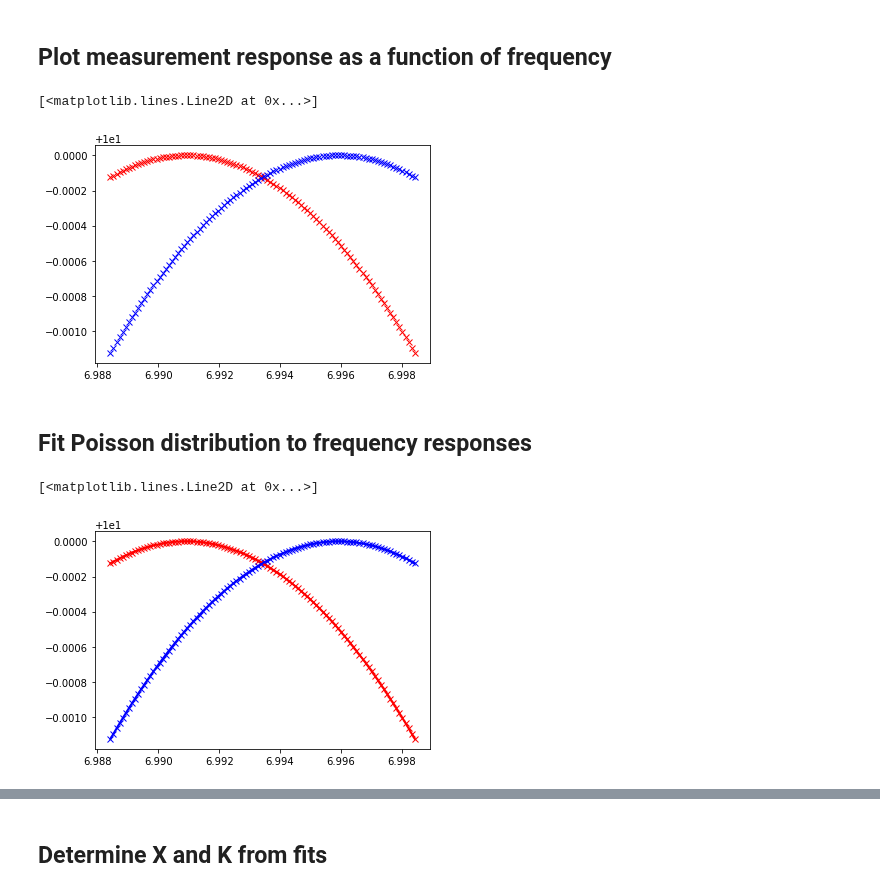
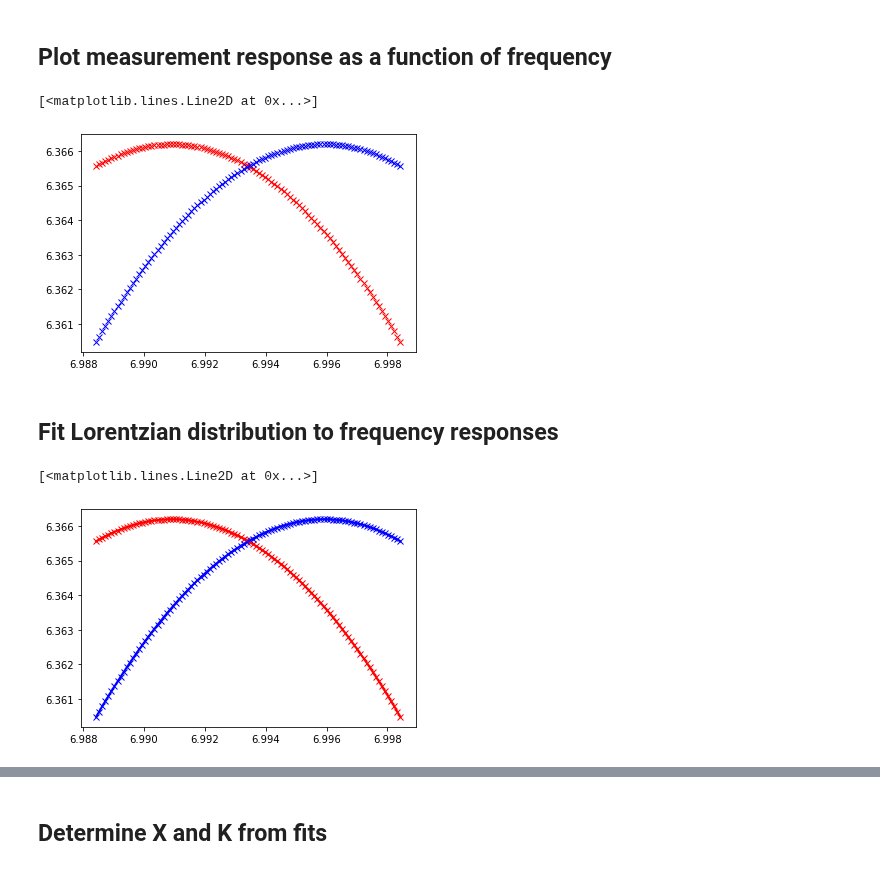
Before and after one commit to hodgestar/qiskit-pop-kernels, a Jupyter notebook: notebooks/Measure X and K using OpenPulse.ipynb, the cells around one changed output, grey strips where cells are left out. Cells and saved outputs as stored; diff of their text form; code cells hidden in the pictures.

Commit message:
Update measurement notebook to fit Lorentzian.

```diff
--- a/notebooks/Measure X and K using OpenPulse.ipynb
+++ b/notebooks/Measure X and K using OpenPulse.ipynb
@@ -42,4 +48,11 @@ def gaussian(x, a, mu, sigma):
     return a * np.exp(-(x - mu)**2 / (2. * sigma**2))
+# %%
+def lorentzian(x, x0, a, gamma):
+    """ Lorentzian function (used to fit the frequency responses).
+
+        See http://mathworld.wolfram.com/LorentzianFunction.html.
+    """
+    return a * (1 / np.pi) * (0.5 * gamma**2) / (0.25 * gamma**2 + (x - x0)**2)
 # %% [markdown]
 ## Run measurements on |0> and |1> across a range of frequencies
 # %%
@@ -47,7 +60,7 @@ def gaussian(x, a, mu, sigma):
 # %%
 def fake_readings(f_centre, x_steps, noise=1e-6):
     """ Generate fake readings. """
-    return gaussian(x_steps, 10., f_centre, 0.5) + noise * np.random.uniform(size=x_steps.shape)
+    return lorentzian(x_steps, f_centre, 10., 0.5) + noise * np.random.uniform(size=x_steps.shape)
 # %%
 f0 = fake_readings(fr - fr_delta / 2, fr_steps)
 f1 = fake_readings(fr + fr_delta / 2, fr_steps)
@@ -58,25 +71,25 @@ plt.plot(fr_steps, f0, 'rx')
 plt.plot(fr_steps, f1, 'bx')
 # %% [output]
 [<matplotlib.lines.Line2D at 0x...>]
-[figure, old version]
+[figure, new version]
 # %% [markdown]
-## Fit Poisson distribution to frequency responses
+## Fit Lorentzian distribution to frequency responses
 # %%
-initial_fit = [1., fr, 1.]
+initial_fit = [fr, 1., 1.]
 
-f0_fit, f0_cov_matrix = curve_fit(gaussian, fr_steps, f0, p0=initial_fit)
-f0_a, f0_centre, f0_sigma = f0_fit
+f0_fit, f0_cov_matrix = curve_fit(lorentzian, fr_steps, f0, p0=initial_fit)
+f0_centre, f0_a, f0_gamma = f0_fit
 
-f1_fit, f1_cov_matrix = curve_fit(gaussian, fr_steps, f1, p0=initial_fit)
-f1_a, f1_centre, f1_sigma = f1_fit
+f1_fit, f1_cov_matrix = curve_fit(lorentzian, fr_steps, f1, p0=initial_fit)
+f1_centre, f1_a, f1_gamma = f1_fit
 
 plt.plot(fr_steps, f0, 'rx')
 plt.plot(fr_steps, f1, 'bx')
-plt.plot(fr_steps, gaussian(fr_steps, *f0_fit), 'r-', lw=2)
-plt.plot(fr_steps, gaussian(fr_steps, *f1_fit), 'b-', lw=2)
+plt.plot(fr_steps, lorentzian(fr_steps, *f0_fit), 'r-', lw=2)
+plt.plot(fr_steps, lorentzian(fr_steps, *f1_fit), 'b-', lw=2)
 # %% [output]
 [<matplotlib.lines.Line2D at 0x...>]
-[figure, old version]
+[figure, new version]
 # %%
 f0_centre, f1_centre
 # %% [output]
```
Also changed, not shown: parts of 5 cells of this notebook.
